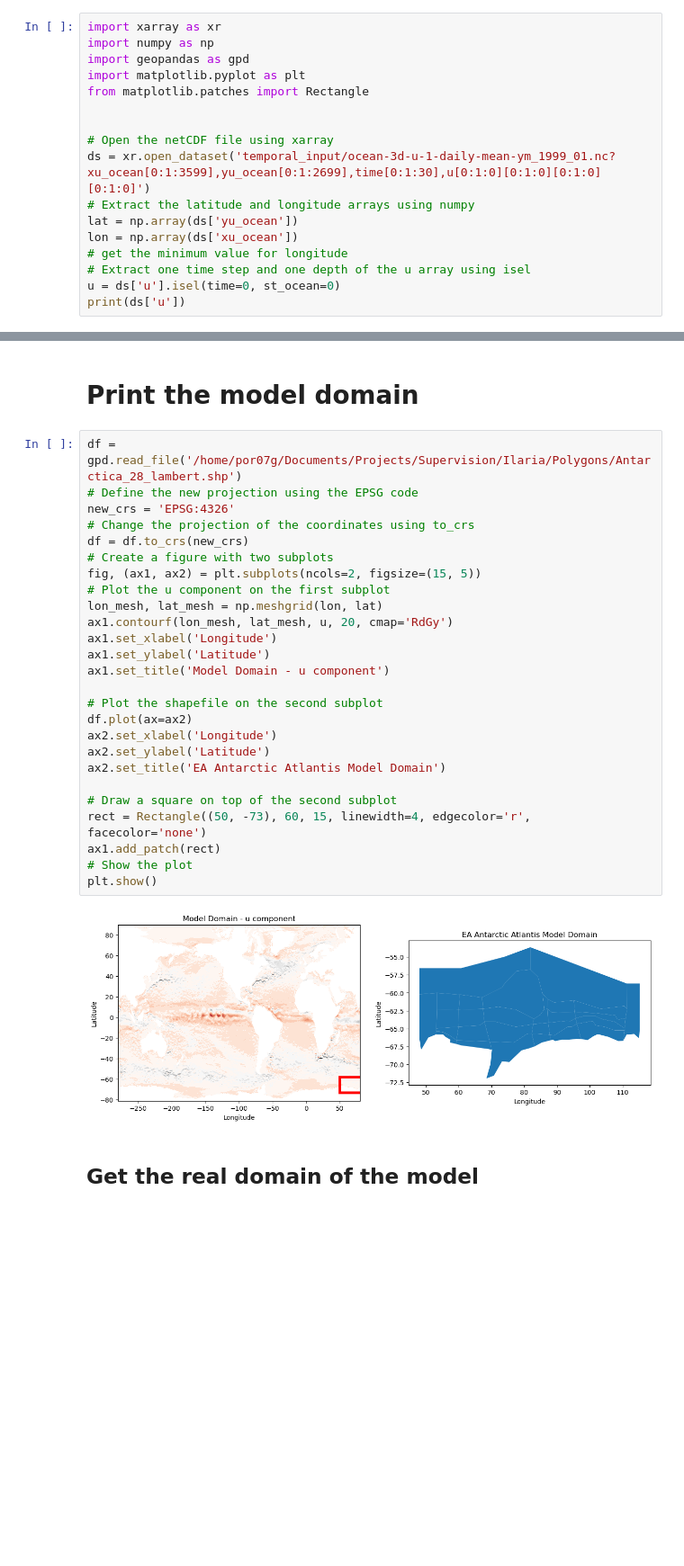
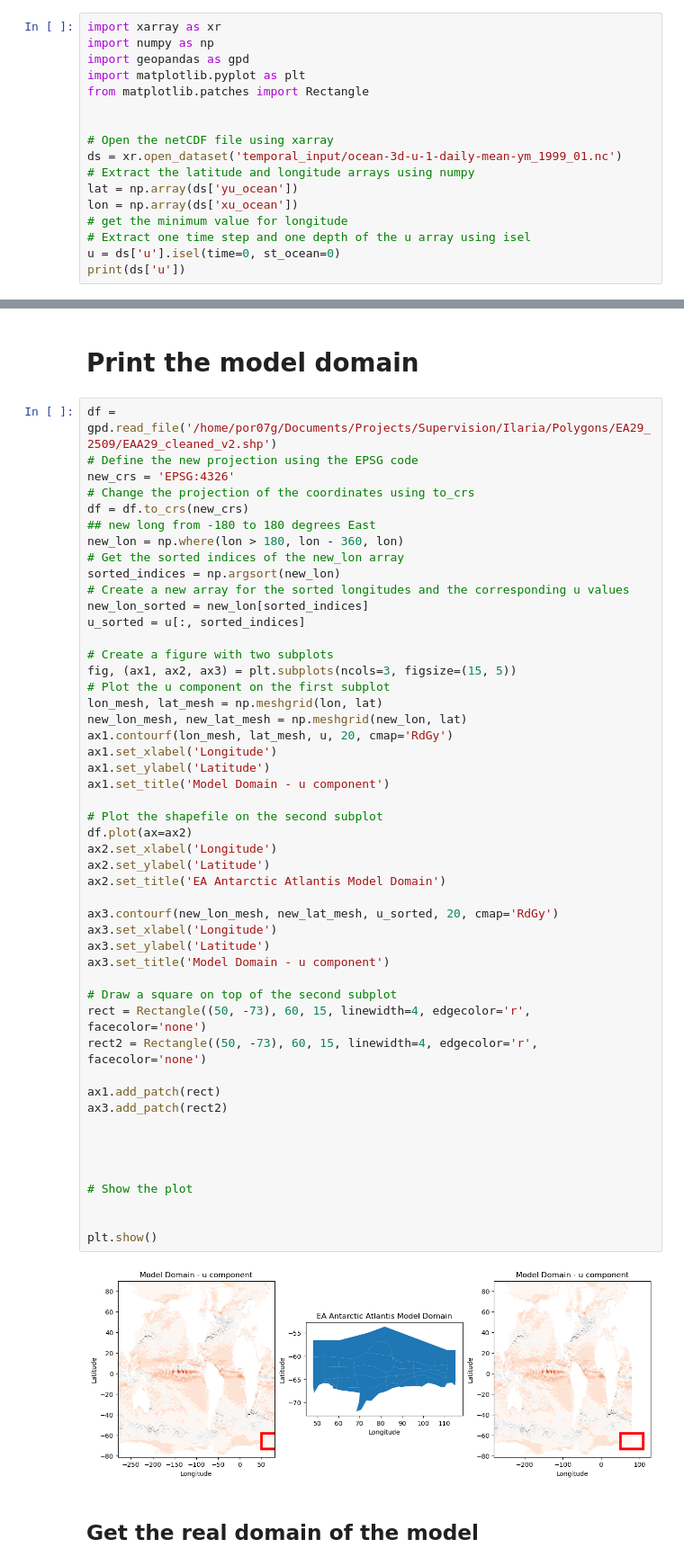
Before and after one commit to jporobicg/Tool_kitchen, a Jupyter notebook: Get_grids.ipynb, the cells around one changed output, grey strips where cells are left out. Shown: that part at 90% size. Saved outputs shown, nothing was run; the diff lists cells and outputs as text; blank space fills up the shorter version.

```diff
--- a/Get_grids.ipynb
+++ b/Get_grids.ipynb
@@ -7,7 +7,7 @@ from matplotlib.patches import Rectangle
 
 
 # Open the netCDF file using xarray
-ds = xr.open_dataset('temporal_input/ocean-3d-u-1-daily-mean-ym_1999_01.nc?xu_ocean[0:1:3599],yu_ocean[0:1:2699],time[0:1:30],u[0:1:0][0:1:0][0:1:0][0:1:0]')
+ds = xr.open_dataset('temporal_input/ocean-3d-u-1-daily-mean-ym_1999_01.nc')
 # Extract the latitude and longitude arrays using numpy
 lat = np.array(ds['yu_ocean'])
 lon = np.array(ds['xu_ocean'])
@@ -34,32 +33,55 @@ Attributes:
 # %% [markdown]
 # Print the model domain
 # %%
-df = gpd.read_file('/home/por07g/Documents/Projects/Supervision/Ilaria/Polygons/Antarctica_28_lambert.shp')
+df = gpd.read_file('/home/por07g/Documents/Projects/Supervision/Ilaria/Polygons/EA29_2509/EAA29_cleaned_v2.shp')
 # Define the new projection using the EPSG code
 new_crs = 'EPSG:4326'
 # Change the projection of the coordinates using to_crs
 df = df.to_crs(new_crs)
+## new long from -180 to 180 degrees East
+new_lon = np.where(lon > 180, lon - 360, lon)
+# Get the sorted indices of the new_lon array
+sorted_indices = np.argsort(new_lon)
+# Create a new array for the sorted longitudes and the corresponding u values
+new_lon_sorted = new_lon[sorted_indices]
+u_sorted = u[:, sorted_indices]
+
 # Create a figure with two subplots
-fig, (ax1, ax2) = plt.subplots(ncols=2, figsize=(15, 5))
+fig, (ax1, ax2, ax3) = plt.subplots(ncols=3, figsize=(15, 5))
 # Plot the u component on the first subplot
 lon_mesh, lat_mesh = np.meshgrid(lon, lat)
+new_lon_mesh, new_lat_mesh = np.meshgrid(new_lon, lat)
 ax1.contourf(lon_mesh, lat_mesh, u, 20, cmap='RdGy')
 ax1.set_xlabel('Longitude')
 ax1.set_ylabel('Latitude')
 ax1.set_title('Model Domain - u component')
 
 # Plot the shapefile on the second subplot
 df.plot(ax=ax2)
 ax2.set_xlabel('Longitude')
 ax2.set_ylabel('Latitude')
 ax2.set_title('EA Antarctic Atlantis Model Domain')
 
+ax3.contourf(new_lon_mesh, new_lat_mesh, u_sorted, 20, cmap='RdGy')
+ax3.set_xlabel('Longitude')
+ax3.set_ylabel('Latitude')
+ax3.set_title('Model Domain - u component')
+
 # Draw a square on top of the second subplot
 rect = Rectangle((50, -73), 60, 15, linewidth=4, edgecolor='r', facecolor='none')
+rect2 = Rectangle((50, -73), 60, 15, linewidth=4, edgecolor='r', facecolor='none')
+
 ax1.add_patch(rect)
+ax3.add_patch(rect2)
+
+
+
+
 # Show the plot
+
+
 plt.show()
 # %% [output]
-[figure, old version]
+[figure, new version]
 # %% [markdown]
 ## Get the real domain of the model
```
Also changed, not shown: parts of 5 cells of this notebook, 12 other files.
